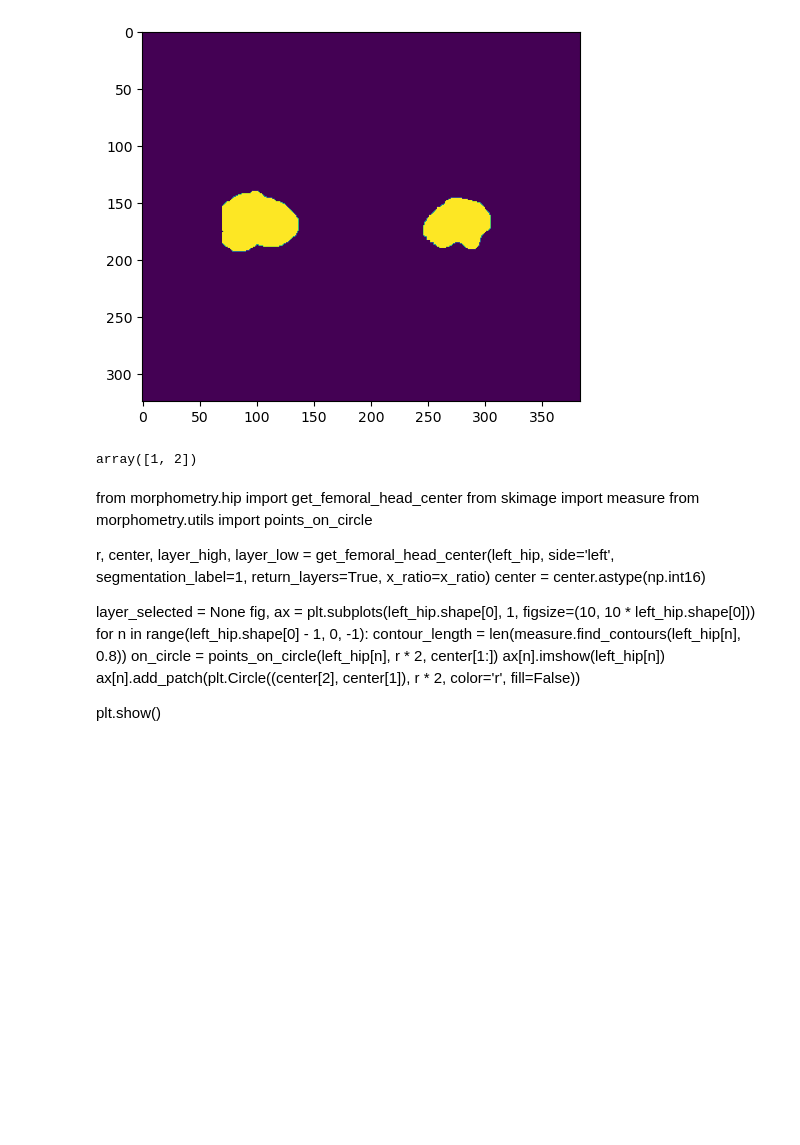
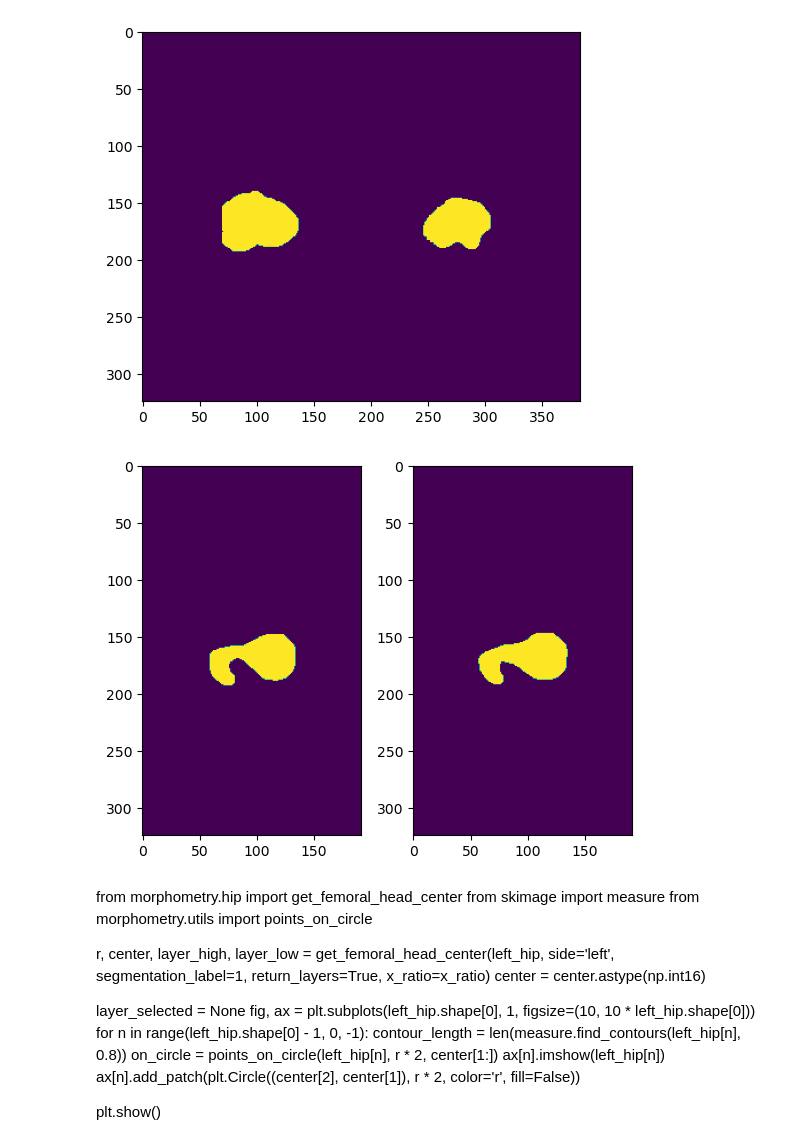
Before and after one commit to swestfechtel/morphometry, a Jupyter notebook: test.ipynb, the cells around one changed output. Cells and saved outputs as stored; diff of their text form; code cells hidden in the pictures; blank space fills up the shorter version.

```diff
--- a/test.ipynb
+++ b/test.ipynb
@@ -36,14 +41,16 @@ plt.imshow(knee_np[10])
 # %% [output]
 <matplotlib.image.AxesImage at 0x...>
 [figure]
-# %%
-a = np.array([1,2,3,4])
-a[:2]
-# %% [output]
-array([1, 2])
 # %%
 left_hip = hip_np[:, :, :hip_np.shape[2]//2]
 right_hip = hip_np[:, :, hip_np.shape[2]//2:]
+# %%
+fig, ax = plt.subplots(1, 2)
+ax[0].imshow(left_hip[7])
+ax[1].imshow(right_hip[7][:, ::-1])
+plt.show()
+# %% [output]
+[figure, added]
 # %%
 left_knee = knee_np[:, :, :knee_np.shape[2]//2]
 right_knee = knee_np[:, :, knee_np.shape[2]//2:]
```
Also changed, not shown: parts of 10 cells of this notebook, 4 other files.
